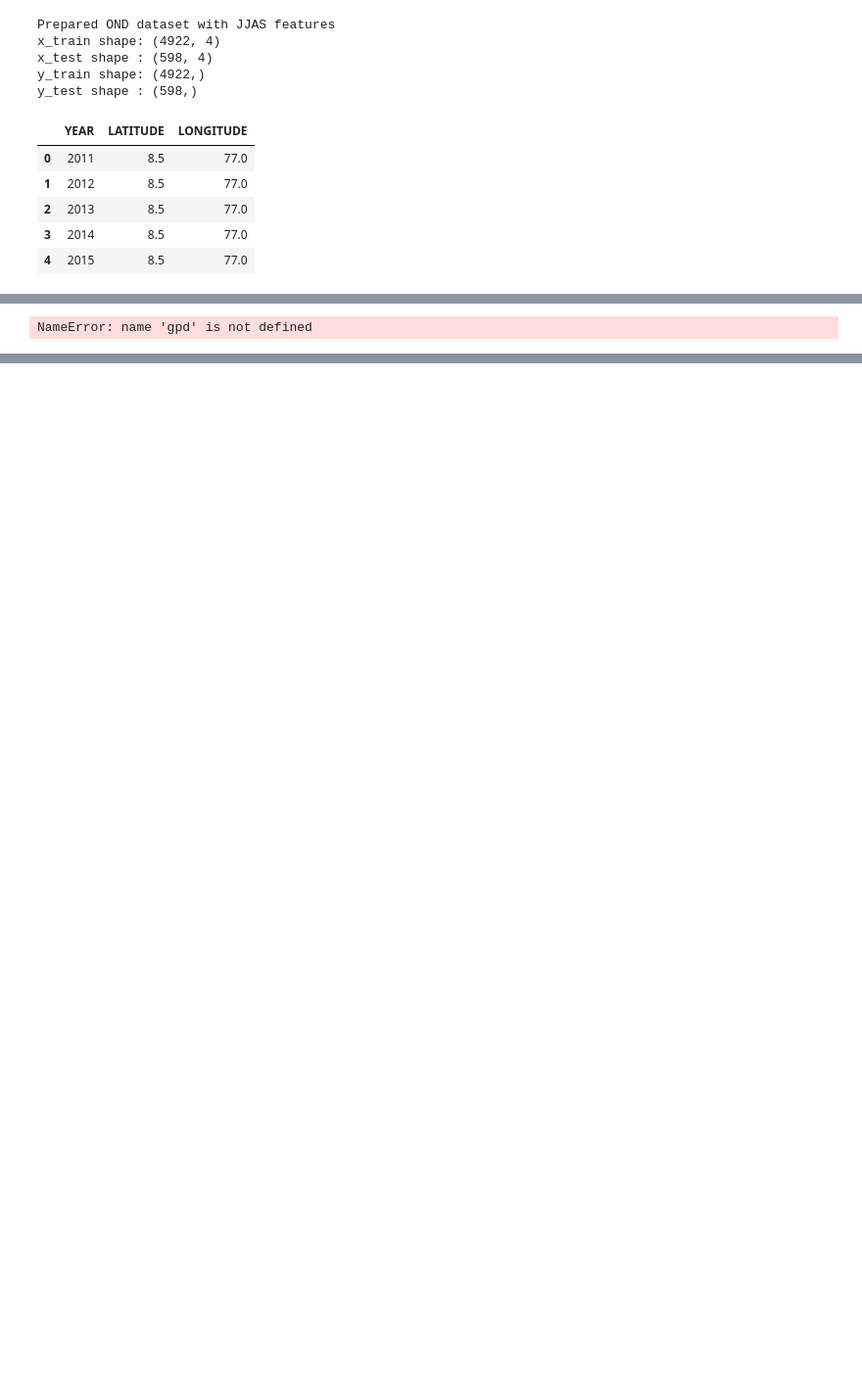
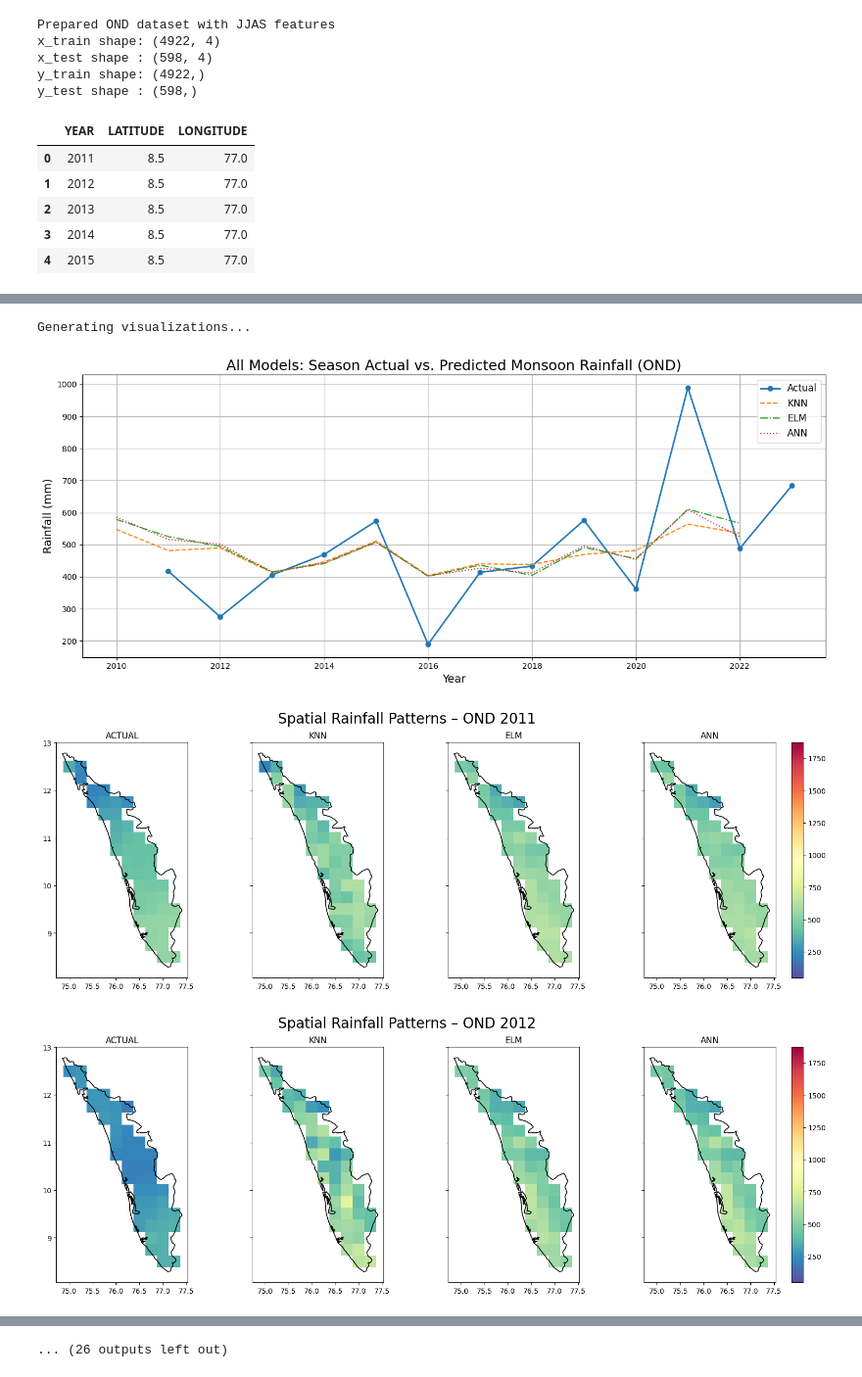
Before and after one commit to RejoyJohny/Rainfall, a Jupyter notebook: OND_with_JJAS.ipynb, the cells around one changed output, grey strips where cells are left out. Shown at 98% size. Cells and saved outputs as stored; diff of their text form; code cells hidden in the pictures; blank space fills up the shorter version.

```diff
--- a/OND_with_JJAS.ipynb
+++ b/OND_with_JJAS.ipynb
@@ -426,7 +430,7 @@ def visualize_spatial_predictions(test_meta_df, y_true, y_pred_knn, y_pred_elm,
         sm = plt.cm.ScalarMappable(cmap='Spectral_r', norm=norm)
         sm.set_array([])
         fig.colorbar(sm, ax=axes, fraction=0.03, pad=0.02)
-        plt.tight_layout()
+        plt.tight_layout(rect=[0, 1, 0, 0.95])
         plt.show()
 
 def visualize_spatial_error(test_meta_df, y_true, y_pred_knn, y_pred_elm, y_pred_ann):
@@ -463,31 +467,34 @@ def visualize_spatial_error(test_meta_df, y_true, y_pred_knn, y_pred_elm, y_pred
         mesh = None
         for i, model_error in enumerate(model_errors):
             ax = axes[i]
             try:
                 pivot_df = year_df.pivot(index='LATITUDE', columns='LONGITUDE', values=model_error)
                 lons = pivot_df.columns
                 lats = pivot_df.index
                 data = pivot_df.values
                 mesh = ax.pcolormesh(lons, lats, data, cmap='Reds', norm=norm)
                 ax.set_title(model_error.replace('_', ' '))
                 ax.set_xlabel('Longitude')
                 if i == 0:
                     ax.set_ylabel('Latitude')
             except Exception as e:
                 ax.text(0.5, 0.5, f'Could not plot:\n{e}', ha='center', va='center')
                 ax.set_title(model_error.replace('_', ' '))
         if mesh is not None:
             fig.colorbar(mesh, ax=axes, orientation='vertical', label='Absolute Error (mm)', fraction=0.02, pad=0.04)
         plt.tight_layout(rect=[0, 0, 0, 0.96])
         plt.show()
 
 # Load Kerala shape and run visualizations
 shp_path = r"ne_10m_admin_1_states_provinces\ne_10m_admin_1_states_provinces.shp"
 india_states = gpd.read_file(shp_path)
 kerala_shape = india_states[(india_states["admin"] == "India") & (india_states["name"] == "Kerala")].to_crs(epsg=4326)
 print("Generating visualizations...")
 visualize_results(y_test_meta, y_true_orig, y_pred_knn_orig, y_pred_elm_orig, y_pred_ann_orig)
 visualize_spatial_predictions(y_test_meta, y_true_orig, y_pred_knn_orig, y_pred_elm_orig, y_pred_ann_orig, kerala_shape)
 visualize_spatial_error(y_test_meta, y_true_orig, y_pred_knn_orig, y_pred_elm_orig, y_pred_ann_orig)
 # %% [output]
-NameError: name 'gpd' is not defined
+Generating visualizations...
+[figure, added]
+[figure, added]
+[figure, added]
@@ -493,0 +509 @@ NameError: name 'gpd' is not defined
+... (26 outputs left out)
```
Also changed, not shown: parts of 4 cells of this notebook.
